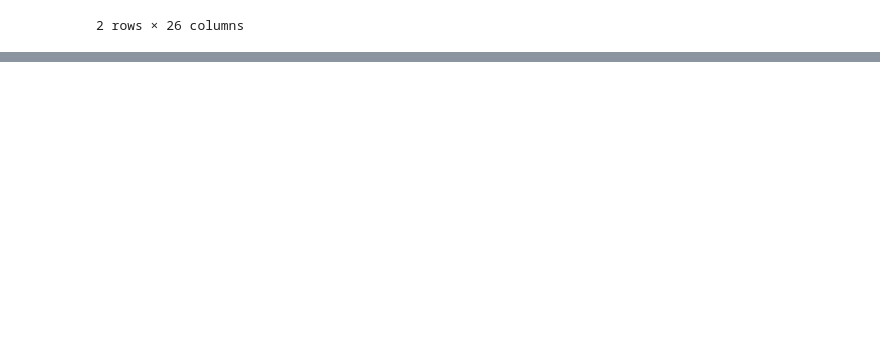
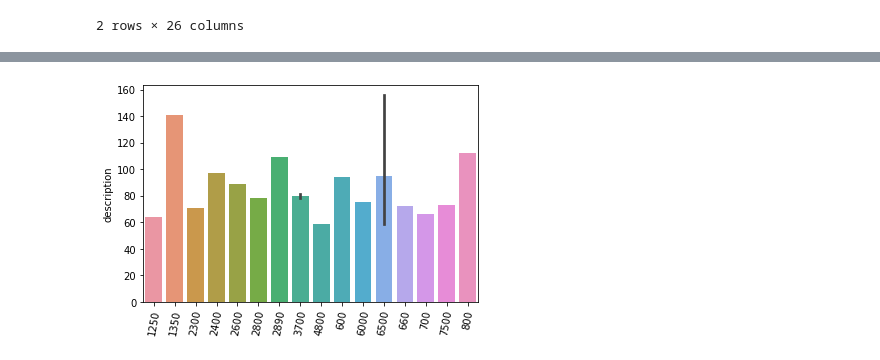
Before and after one commit to Properati-Analysis/TP1, a Jupyter notebook: TP1Properati.ipynb, the cells around one changed output, grey strips where cells are left out. Saved outputs shown, nothing was run; the diff lists cells and outputs as text; code cells hidden in the pictures; blank space fills up the shorter version.

```diff
--- a/TP1Properati.ipynb
+++ b/TP1Properati.ipynb
@@ -13,0 +62,4 @@ data.head(2)
+# %%
+rdo2 = r.apply(lambda x: None if x is np.NaN else (pattern.search(str(x))))
+rdo2 = rdo2.apply(lambda x: None if x is None else x.group(1))
+rdo2
@@ -13,0 +123,5 @@ data.head(2)
+# %%
+limp = rdo2.apply(lambda x: None if x is None else x.replace(" ","").replace(".","").replace("$","").replace("(","").replace(",",""))
+limp = limp.apply(lambda x: None if x is np.NaN else (None if x is None else pattern_num.search(str(x))))
+limp = limp.apply(lambda x: None if x is None else x.group(0))
+limp.unique()
@@ -13,0 +216,3 @@ data.head(2)
+# %%
+rdo33 = limp.apply(lambda x: None if x is None else int(x))
+rdo33
@@ -13,0 +238,4 @@ data.head(2)
+# %%
+rdo33 = rdo33[rdo33.values != None]
+rdo33.apply(lambda x: int(x))
+rdo33
@@ -13,0 +275,6 @@ data.head(2)
+# %%
+#plt.figure
+sns.barplot(rdo33.head(20).values,rdo33.value_counts().head(20))
+plt.xticks(rotation=80);
+# %% [output]
+[figure, added]
```
Also changed, not shown: parts of 32 cells of this notebook.
